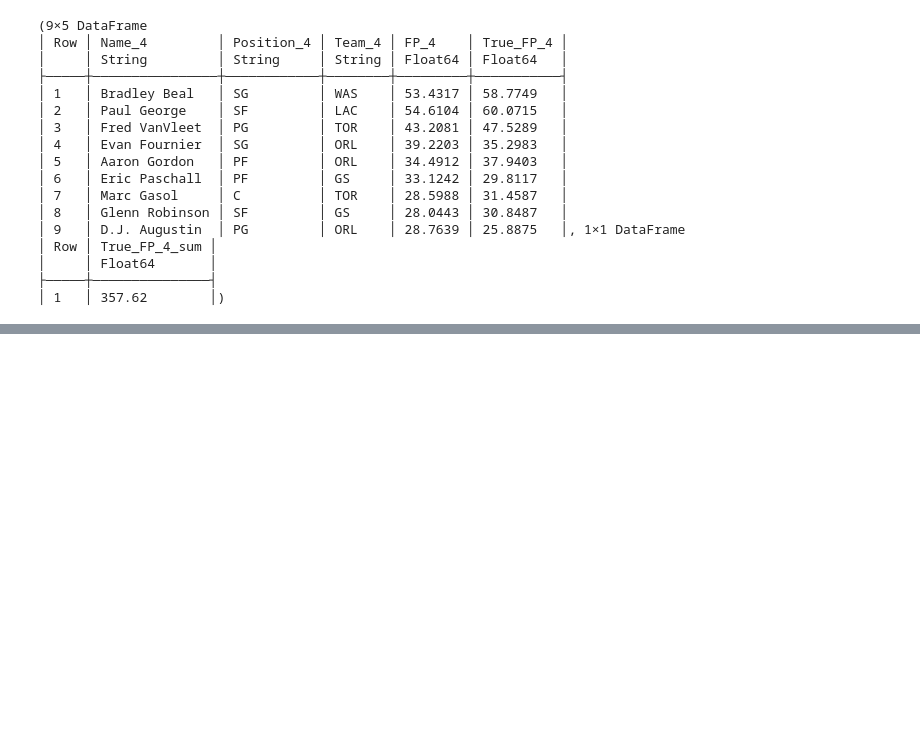
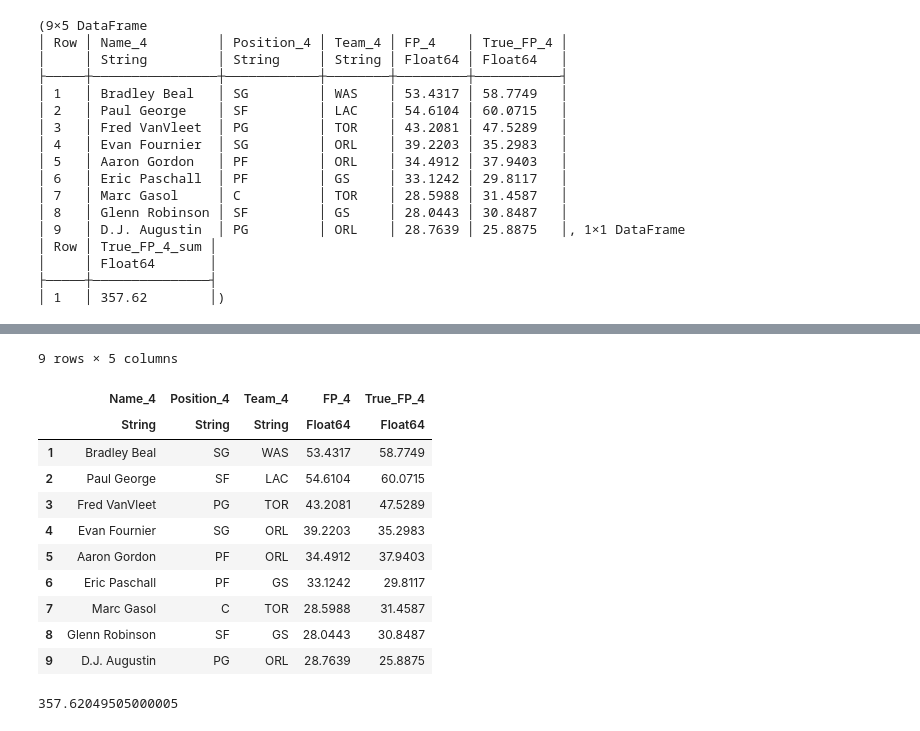
Before and after one commit to AsherWright/ml-fantasy-basketball, a Jupyter notebook: src/Optimization + Testing.ipynb, the cells around one changed output, grey strips where cells are left out. Cells and saved outputs as stored; diff of their text form; code cells hidden in the pictures; blank space fills up the shorter version.

```diff
--- a/src/Optimization + Testing.ipynb
+++ b/src/Optimization + Testing.ipynb
@@ -304,0 +287,19 @@ best_lineup_with_true_scores, best_lineup, captured_score = test_lineups(lineups
+# %%
+best_lineup_with_true_scores
+# %% [output]
+9 rows × 5 columns
+|  | Name_4 | Position_4 | Team_4 | FP_4 | True_FP_4 |
+|  | String | String | String | Float64 | Float64 |
+| 1 | Bradley Beal | SG | WAS | 53.4317 | 58.7749 |
+| 2 | Paul George | SF | LAC | 54.6104 | 60.0715 |
+| 3 | Fred VanVleet | PG | TOR | 43.2081 | 47.5289 |
+| 4 | Evan Fournier | SG | ORL | 39.2203 | 35.2983 |
+| 5 | Aaron Gordon | PF | ORL | 34.4912 | 37.9403 |
+| 6 | Eric Paschall | PF | GS | 33.1242 | 29.8117 |
+| 7 | Marc Gasol | C | TOR | 28.5988 | 31.4587 |
+| 8 | Glenn Robinson | SF | GS | 28.0443 | 30.8487 |
+| 9 | D.J. Augustin | PG | ORL | 28.7639 | 25.8875 |
+# %%
+sum(best_lineup_with_true_scores[!,:True_FP_4])
+# %% [output]
+357.62049505000005
```
Also changed, not shown: parts of 5 cells of this notebook.
